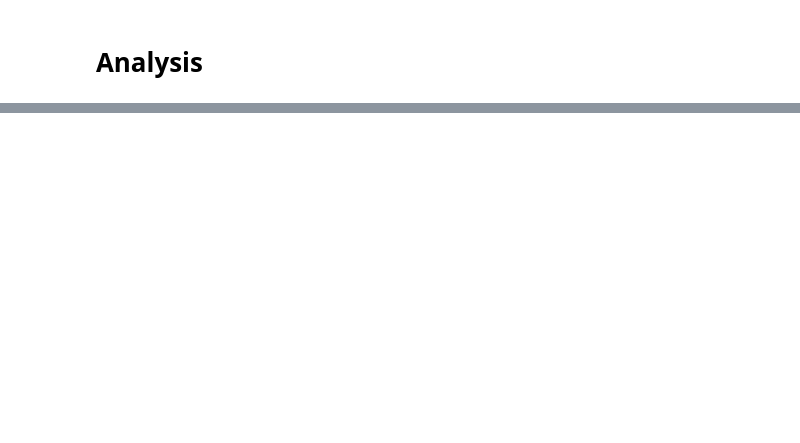
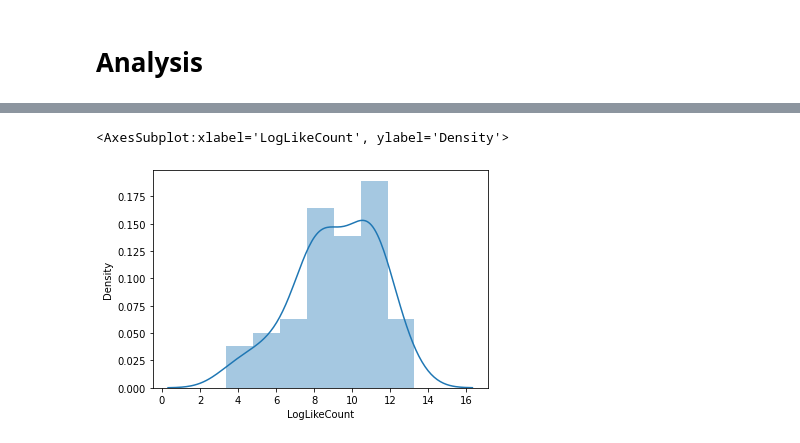
Before and after one commit to LHumpe/COINs-CNN-FLOW, a Jupyter notebook: notebooks/YouTube_analysis.ipynb, the cells around one changed output, grey strips where cells are left out. Cells and saved outputs as stored; diff of their text form; code cells hidden in the pictures; blank space fills up the shorter version.

```diff
--- a/notebooks/YouTube_analysis.ipynb
+++ b/notebooks/YouTube_analysis.ipynb
@@ -211,0 +148,5 @@ Index(['FLOW_P', 'VID', 'FRAME', 'FLOW_C', 'FLOW_P_C', 'EMO_PRIVATE',
+# %%
+sns.distplot(final_data['LogLikeCount'])
+# %% [output]
+<AxesSubplot:xlabel='LogLikeCount', ylabel='Density'>
+[figure, added]
```
Also changed, not shown: parts of 26 cells of this notebook, 2 other files.
